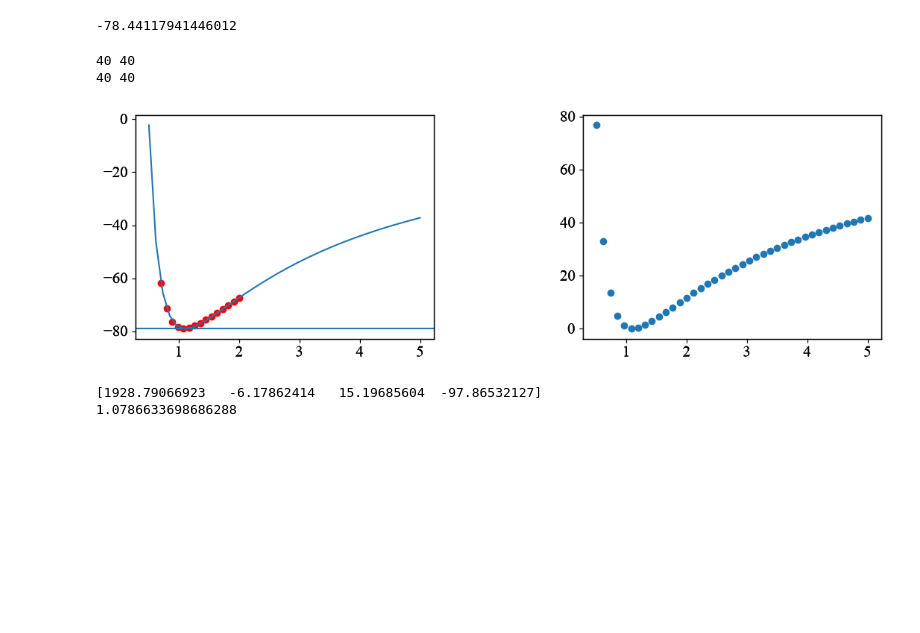
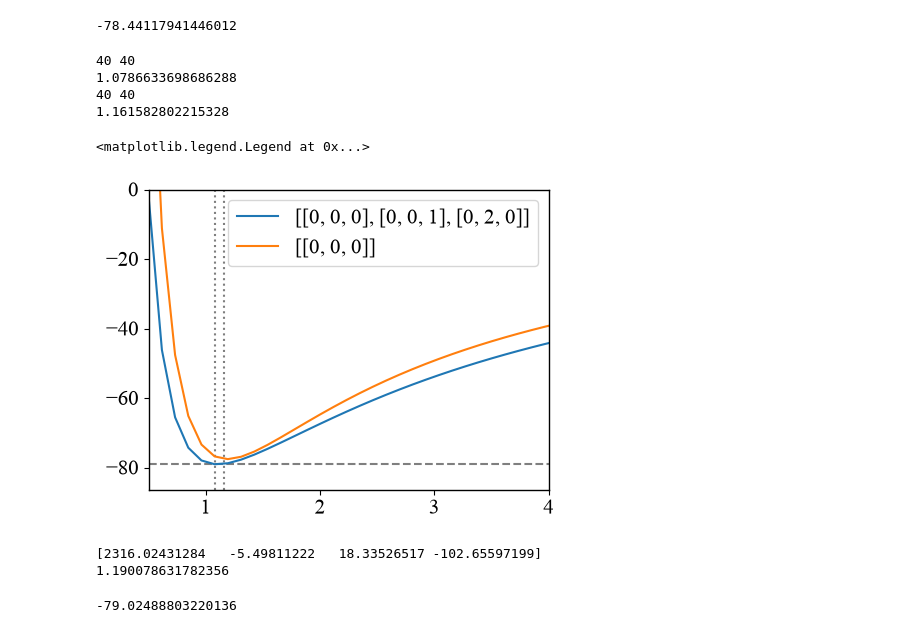
Before and after one commit to ruthhodgson/3particle_project, a Jupyter notebook: notebooks/milestone_nb.ipynb, the cells around one changed output. Saved outputs shown, nothing was run; the diff lists cells and outputs as text; code cells hidden in the pictures; blank space fills up the shorter version.

Commit message:
improving the plot

```diff
--- a/notebooks/milestone_nb.ipynb
+++ b/notebooks/milestone_nb.ipynb
@@ -39,7 +39,11 @@ hyll_states = [[0,0,0], [0,0,1], [0,2,0]]
 one_state_basis = [[0,0,0]]
 test_kappa = 1
 
-states = [hyll_states, one_state_basis]
+# states_5 = [[
+#     [0, 0, 0], [1, 0, 0] , [0, 1, 1], [1, 0, 1]
+# ]]
+
+states_list = [hyll_states, one_state_basis]
 # %%
 chosen_states = hyll_states
 chosen_num = len(chosen_states)
@@ -77,7 +81,7 @@ def generate_matrix(kappa, n, states):
                 if M == -2:
                     entry_value_N = 0
                 else:
-                    factorial_term = factorial((J + K + M +5), exact = True) #if this needs to be faster, set exact to be false
+                    factorial_term = factorial((J + K + M +5), exact = False) #if this needs to be faster, set exact to be false
                     wavelength_term = (1/(2*hy_lambda))**((J+K+M+6))
                     coeff = (2*(np.pi)**2) / (M+2)
                     fraction_sum = (1/(K+1) - 1/(K+3) - 1/(K+M+3) + 1/(K+M+5))
@@ -99,7 +103,7 @@ def generate_matrix(kappa, n, states):
                 if M == -2:
                     entry_value_C = 0
                 else:
-                    factorial_term = factorial((J + K + M +4), exact = True) #if this needs to be faster, set exact to be false
+                    factorial_term = factorial((J + K + M +4), exact = False) #if this needs to be faster, set exact to be false
                     wavelength_term = (1/(2*hy_lambda))**((J+K+M+5))
                     coeff = (8*(np.pi)**2) / (M+2)
                     fraction_sum = (1/(K+1) - 1/(K+M+3))
@@ -428,7 +432,7 @@ def all(kap, en, staytes):
 
     beta_half_m = np.asarray(raise_mat_to_power(beta, -0.5))
 
-    H_mat = np.asarray(create_H(T_mat, C_mat, W_mat, chosen_num))
+    H_mat = np.asarray(create_H(T_mat, C_mat, W_mat,en))
 
     answer = find_energy(beta_half_m, H_mat, Y_mat, Y_mat_tr)
 
@@ -455,7 +459,7 @@ mpl.rcParams['mathtext.bf'] = 'Times New Roman'
 # %%
 fig, ax = plt.subplots(figsize = (4, 3))
 ax.set_visible = False
-
+ax_kappa = fig.add_axes((0, 0, 1, 1))
 
 
 def model_function(x, *params):
@@ -465,50 +469,69 @@ initial_vals = [10, -1, -3, -80]
 
 
 kappas = np.linspace(0.5, 5, 40)
 
-for i in range(len(states)):
+for state in range(len(states_list)):
     energy_vals = []
 
-    for i in range(len(kappas)):
-        energy_vals.append(all(kappas[i], chosen_num, chosen_states))
+
+    for kap in range(len(kappas)):
+        energy_vals.append(all(kappas[kap], len(states_list[state]), states_list[state]))
 
     print(len(kappas), len(energy_vals))
 
     assert len(kappas) == len(energy_vals)
     correct_energy =- 2.904 *electron_charge / r0
 
-    ax_kappa = fig.add_axes((0, 0, 1, 1))
-    ax_kappa.plot(kappas, energy_vals)
+
+    ax_kappa.plot(kappas, energy_vals, label = f"{states_list[state]}")
 
     popt, cov = sc.optimize.curve_fit(model_function, # function to fit
                                         kappas[:15:], # x data
                                         energy_vals[:15:], # y data
                                         sigma=0.1, # array of error bars for the fit
                                         absolute_sigma=True, # errors bars DO represent 1 std error
                                         p0=initial_vals, # starting point for fit
                                         check_finite=True)
 
     popt_xs = np.linspace(0.7, 2, 15)
     popt_ys = []
     for i in range(len(popt_xs)):
         popt_ys.append(model_function(popt_xs[i], *popt))
-    ax_kappa.scatter(popt_xs, popt_ys, c='r')
+
+    def model_function(x, *params):
+        return params[0]*np.exp(params[1]*x)+params[2]*x+params[3]
+
+    def deriv(x, *popt):
+        return popt[0]*popt[1]*np.exp(popt[1]*[x]) + popt[2]*x
+
+    A,B,C,D = popt
+
+    minim = np.log((-C)/(A*B) ) / B
+    print(minim)
+
+    ax_kappa.axvline(minim,  linestyle = ':', c='k', alpha = 0.5, zorder=0)
+    # ax_kappa.scatter(popt_xs, popt_ys, c='r')
+
+    # ax_diff = fig.add_axes((1.5,0, 1, 1))
+    # difference = []
+    # ax_kappa.axhline(correct_energy )
+    # for i in range(len(kappas)):
+    #     difference.append(abs(all(kappas[i], chosen_num, chosen_states) - correct_energy))
+
+    # ax_diff.scatter(kappas, difference)
 
 
-
-
-    ax_diff = fig.add_axes((1.5,0, 1, 1))
-
-    difference = []
-    ax_kappa.axhline(correct_energy )
-    for i in range(len(kappas)):
-        difference.append(abs(all(kappas[i], chosen_num, chosen_states) - correct_energy))
-
-    ax_diff.scatter(kappas, difference)
+ax_kappa.axhline(correct_energy, linestyle = '--', c='k', alpha = 0.5, zorder = 0)
+ax_kappa.set_ylim(top = 0)
+ax_kappa.set_xlim(right = 4, left = 0.5)
+ax_kappa.legend()
 # %% [output]
 40 40
+1.0786633698686288
 40 40
+1.161582802215328
+<matplotlib.legend.Legend at 0x...>
-[figure, old version]
+[figure, new version]
 # %%
 print(popt)
 
@@ -523,5 +546,9 @@ A,B,C,D = popt
 minim = np.log((-C)/(A*B) ) / B
 print(minim)
 # %% [output]
-[1928.79066923   -6.17862414   15.19685604  -97.86532127]
-1.0786633698686288
+[2316.02431284   -5.49811222   18.33526517 -102.65597199]
+1.190078631782356
+# %%
+print(correct_energy)
+# %% [output]
+-79.02488803220136
```
